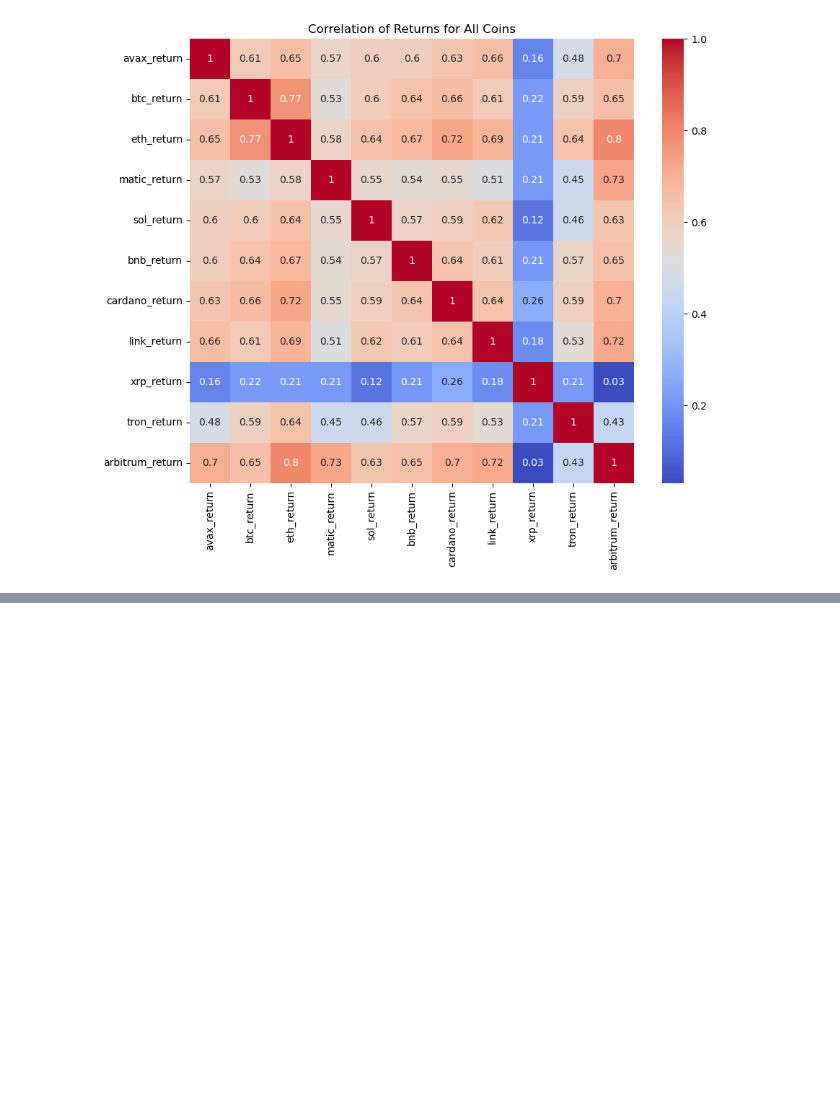
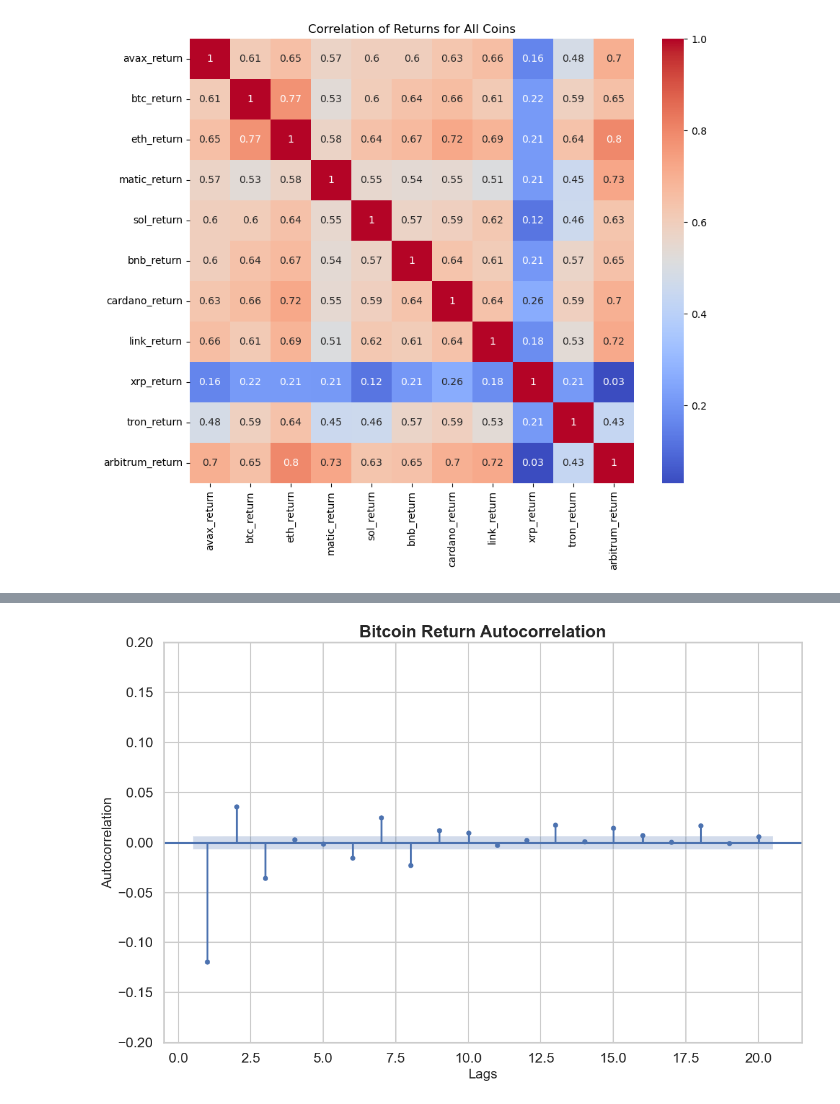
Before and after one commit to Kunj121/QTSFinalProject, a Jupyter notebook: Graph_Analysis/Graph_Analysis.ipynb, the cells around one changed output, grey strips where cells are left out. Saved outputs shown, nothing was run; the diff lists cells and outputs as text; code cells hidden in the pictures; blank space fills up the shorter version.

```diff
--- a/Graph_Analysis/Graph_Analysis.ipynb
+++ b/Graph_Analysis/Graph_Analysis.ipynb
@@ -146,0 +262,4 @@ plot_return_correlations(all_returns_df, title='Correlation of Returns for All C
+# %%
+fancy_return_acf(all_returns_df, "btc_return", title="Bitcoin Return Autocorrelation")
+# %% [output]
+[figure, added]
```
Also changed, not shown: parts of 5 cells of this notebook.
